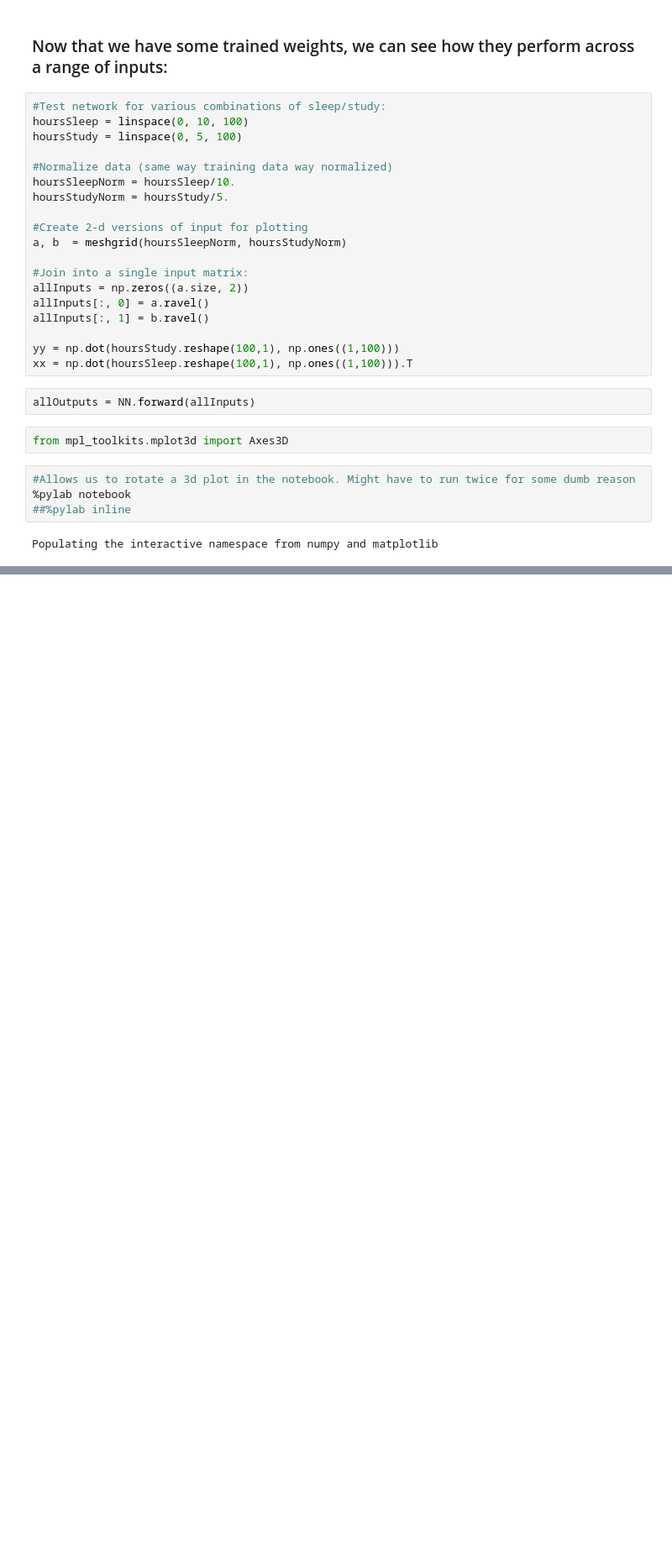
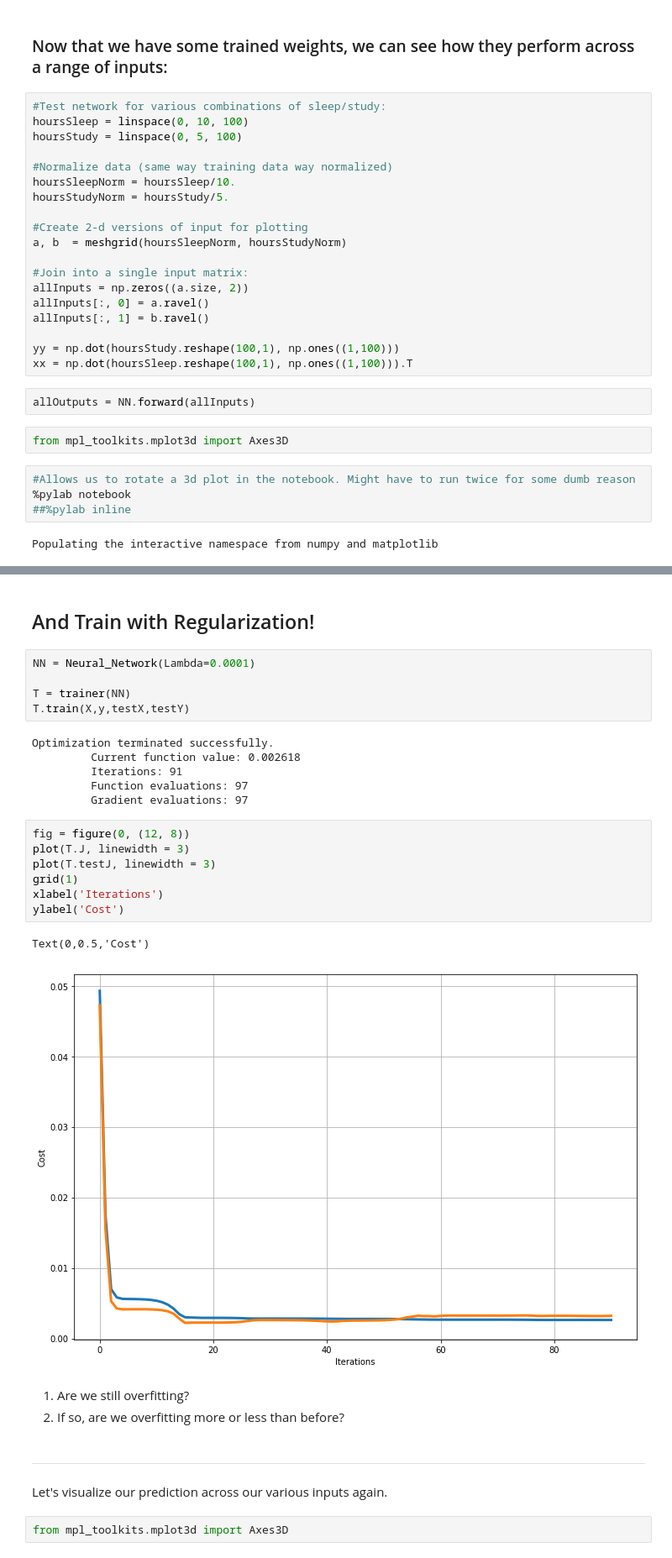
Before and after one commit to unccv/neural_networks, a Jupyter notebook: notebooks/Neural Networks Demystified [Part 2].ipynb, the cells around one changed output, grey strips where cells are left out. Shown at 84% size. Cells and saved outputs as stored; diff of their text form; blank space fills up the shorter version.

```diff
--- a/notebooks/Neural Networks Demystified [Part 2].ipynb
+++ b/notebooks/Neural Networks Demystified [Part 2].ipynb
@@ -268,0 +481,32 @@ Populating the interactive namespace from numpy and matplotlib
+# %% [markdown]
+## And Train with Regularization!
+# %%
+NN = Neural_Network(Lambda=0.0001)
+
+T = trainer(NN)
+T.train(X,y,testX,testY)
+# %% [output]
+Optimization terminated successfully.
+         Current function value: 0.002618
+         Iterations: 91
+         Function evaluations: 97
+         Gradient evaluations: 97
+# %%
+fig = figure(0, (12, 8))
+plot(T.J, linewidth = 3)
+plot(T.testJ, linewidth = 3)
+grid(1)
+xlabel('Iterations')
+ylabel('Cost')
+# %% [output]
+Text(0,0.5,'Cost')
+[figure, added]
+# %% [markdown]
+1. Are we still overfitting?
+2. If so, are we overfitting more or less than before?
+# %% [markdown]
+---
+# %% [markdown]
+Let's visualize our prediction across our various inputs again.
+# %%
+from mpl_toolkits.mplot3d import Axes3D
```
Also changed, not shown: parts of 42 cells of this notebook, 4 other files.
